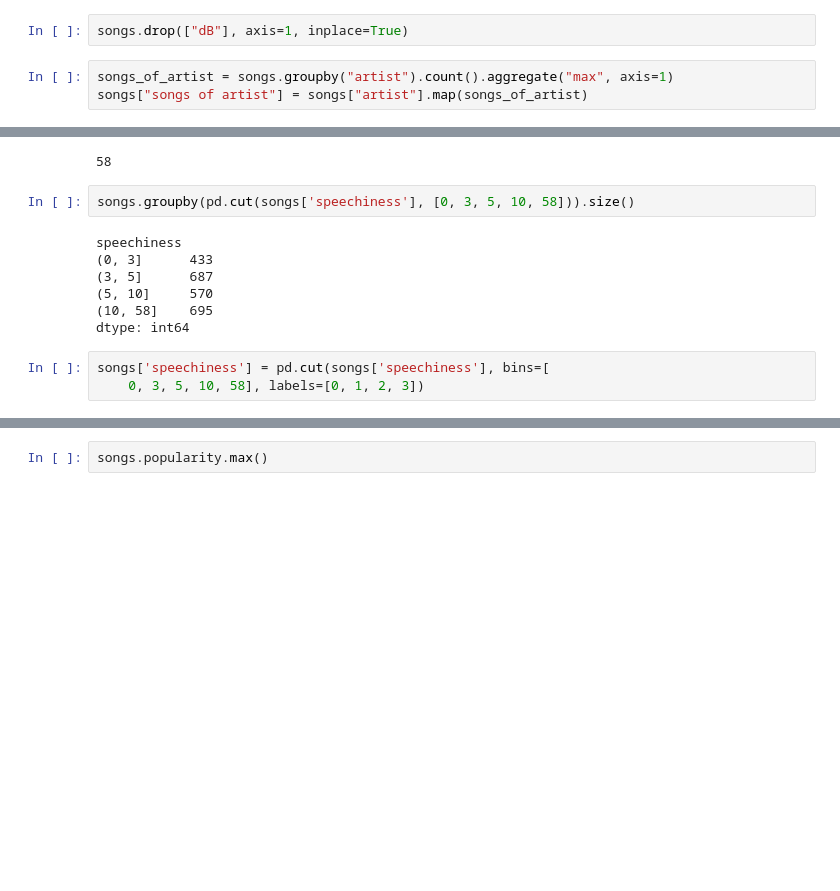
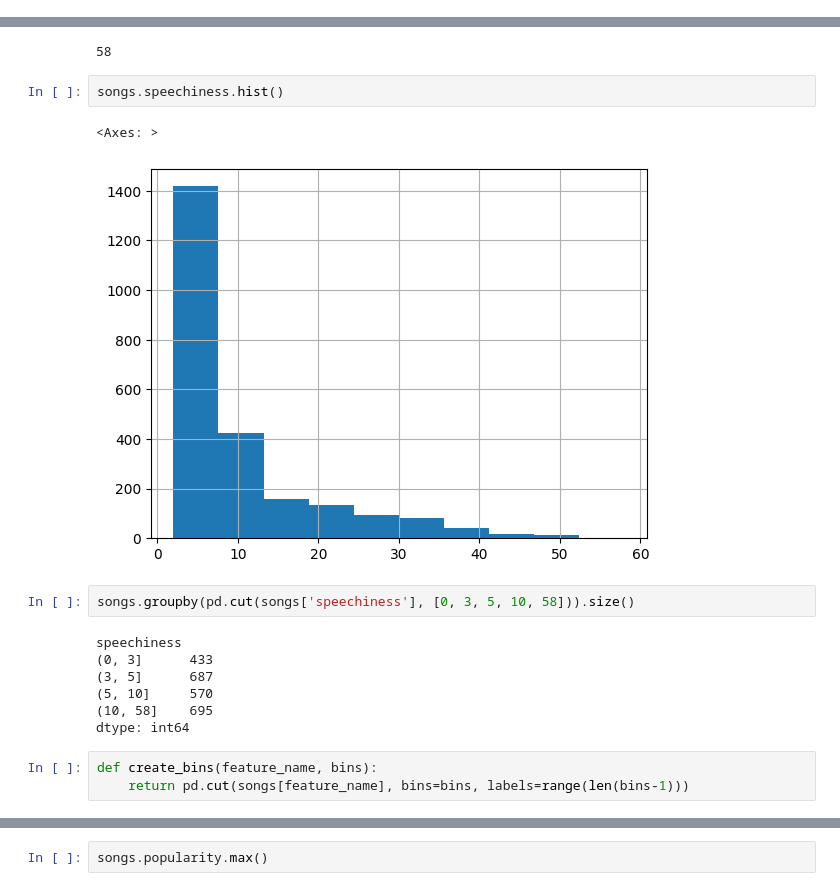
Before and after one commit to AndreaZavatta/Songs-Popularity-Prediction, a Jupyter notebook: songs-popularity-prediction.ipynb, the cells around one changed output, grey strips where cells are left out. Drawn from its saved outputs; the diff is of its cells as text; blank space fills up the shorter version.

```diff
--- a/songs-popularity-prediction.ipynb
+++ b/songs-popularity-prediction.ipynb
@@ -177,5 +213,0 @@ Come si può vedere dagli indici di correlazione delle features rispetto alla la
-# %%
-songs.drop(["dB"], axis=1, inplace=True)
-# %%
-songs_of_artist = songs.groupby("artist").count().aggregate("max", axis=1)
-songs["songs of artist"] = songs["artist"].map(songs_of_artist)
@@ -388,6 +404,11 @@ songs['acousticness'] = pd.cut(songs['acousticness'], bins=[
 songs.speechiness.max()
 # %% [output]
 58
+# %%
+songs.speechiness.hist()
+# %% [output]
+<Axes: >
+[figure, added]
 # %%
 songs.groupby(pd.cut(songs['speechiness'], [0, 3, 5, 10, 58])).size()
 # %% [output]
@@ -397,6 +418,6 @@ speechiness
 (5, 10]     570
 (10, 58]    695
 dtype: int64
-# %%
-songs['speechiness'] = pd.cut(songs['speechiness'], bins=[
-    0, 3, 5, 10, 58], labels=[0, 1, 2, 3])
+# %%
+def create_bins(feature_name, bins):
+    return pd.cut(songs[feature_name], bins=bins, labels=range(len(bins-1)))
```
Also changed, not shown: parts of 27 cells of this notebook.
